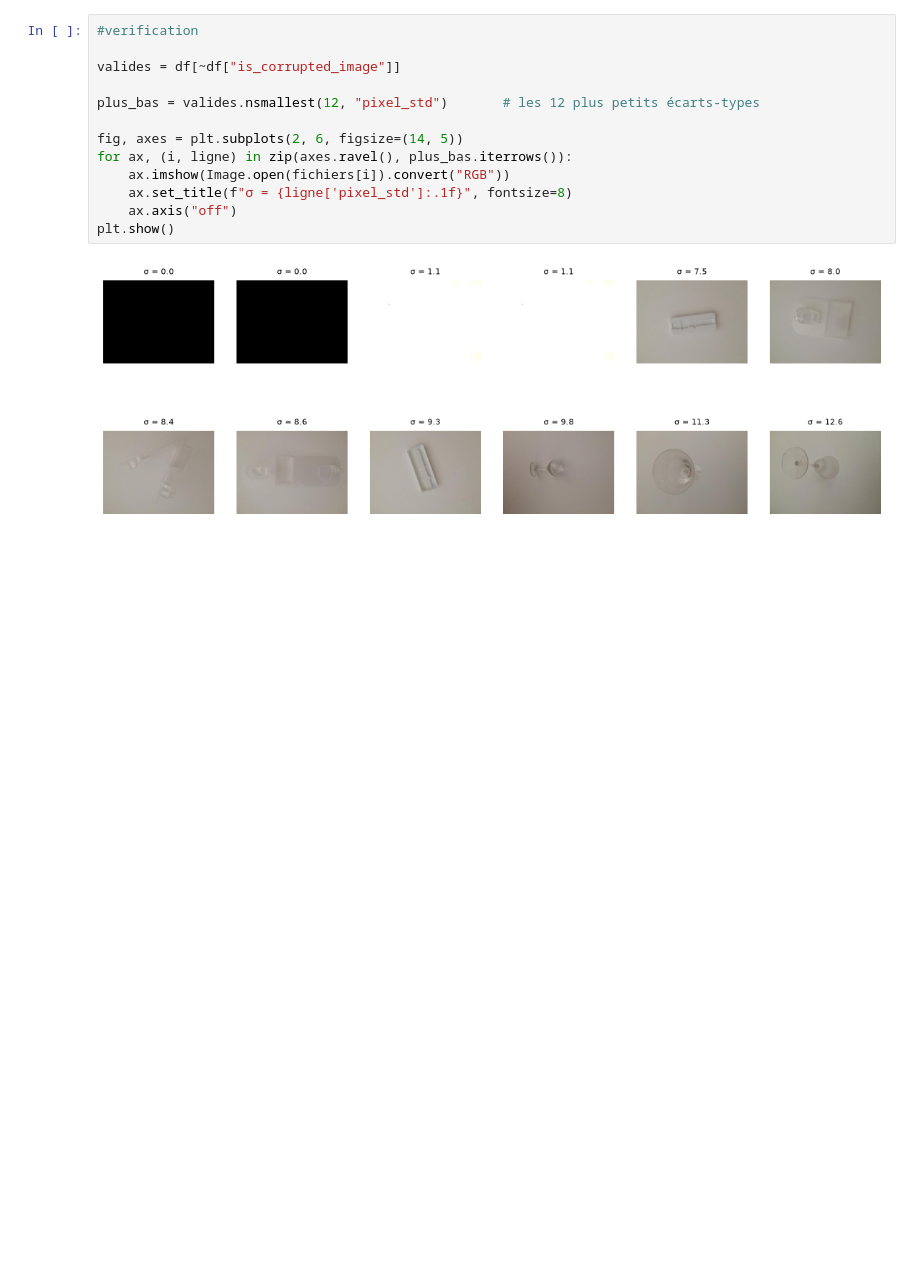
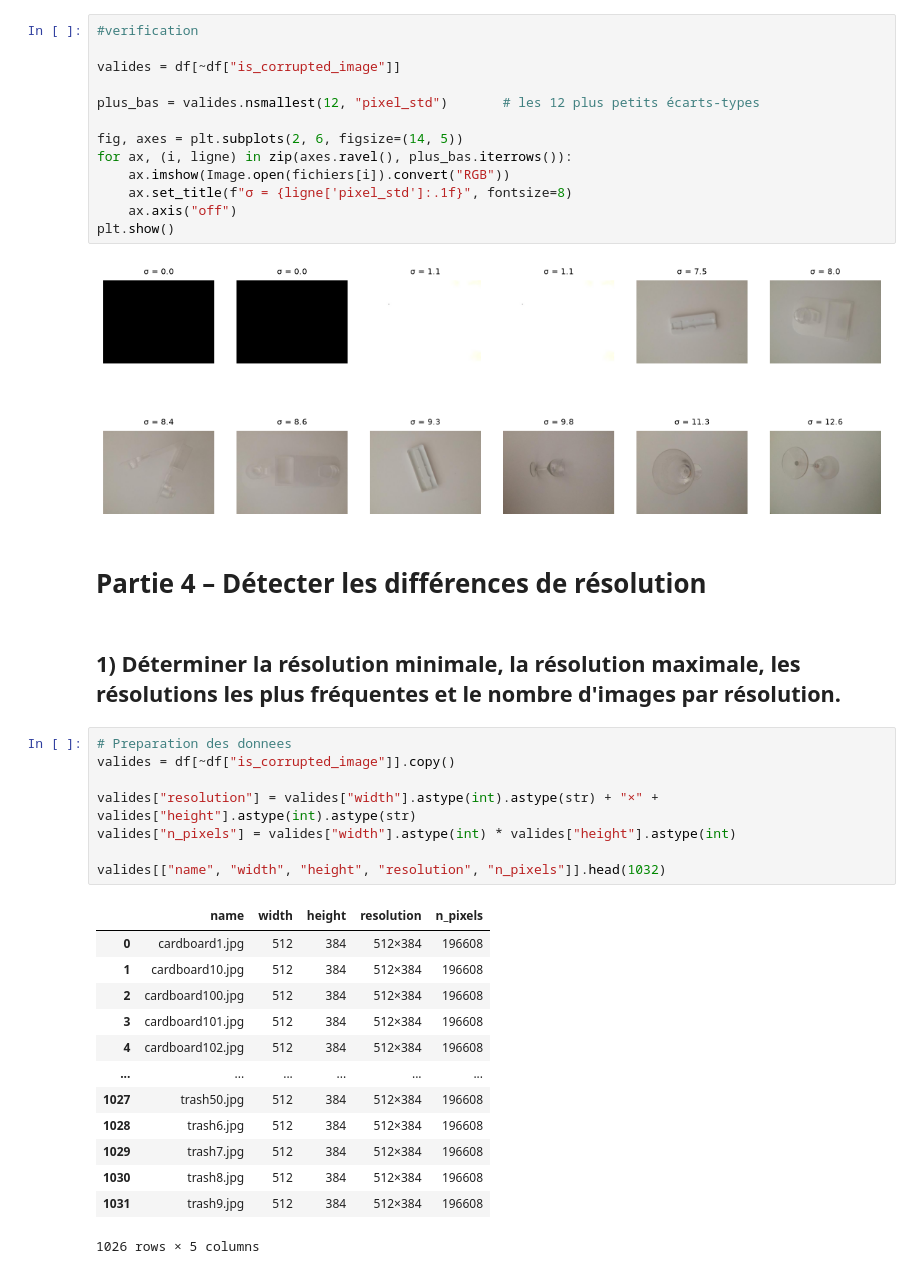
Before and after one commit to Damstat/atelier_prepa_donnees_images, a Jupyter notebook: notebooks/atelier_prepa_donnees_images.ipynb, the cells around one changed output. Cells and saved outputs as stored; diff of their text form; blank space fills up the shorter version.

Commit message:
P4.1: Analyse des resolutions des images

```diff
--- a/notebooks/atelier_prepa_donnees_images.ipynb
+++ b/notebooks/atelier_prepa_donnees_images.ipynb
@@ -239,3 +239,29 @@ for ax, (i, ligne) in zip(axes.ravel(), plus_bas.iterrows()):
 plt.show()
 # %% [output]
 [figure]
+# %% [markdown]
+# Partie 4 – Détecter les différences de résolution
+# %% [markdown]
+## 1) Déterminer la résolution minimale, la résolution maximale, les résolutions les plus fréquentes et le nombre d'images par résolution.
+# %%
+# Preparation des donnees
+valides = df[~df["is_corrupted_image"]].copy()
+
+valides["resolution"] = valides["width"].astype(int).astype(str) + "×" + valides["height"].astype(int).astype(str)
+valides["n_pixels"] = valides["width"].astype(int) * valides["height"].astype(int)
+
+valides[["name", "width", "height", "resolution", "n_pixels"]].head(1032)
+# %% [output]
+|  | name | width | height | resolution | n_pixels |
+| 0 | cardboard1.jpg | 512 | 384 | 512×384 | 196608 |
+| 1 | cardboard10.jpg | 512 | 384 | 512×384 | 196608 |
+| 2 | cardboard100.jpg | 512 | 384 | 512×384 | 196608 |
+| 3 | cardboard101.jpg | 512 | 384 | 512×384 | 196608 |
+| 4 | cardboard102.jpg | 512 | 384 | 512×384 | 196608 |
+| ... | ... | ... | ... | ... | ... |
+| 1027 | trash50.jpg | 512 | 384 | 512×384 | 196608 |
+| 1028 | trash6.jpg | 512 | 384 | 512×384 | 196608 |
+| 1029 | trash7.jpg | 512 | 384 | 512×384 | 196608 |
+| 1030 | trash8.jpg | 512 | 384 | 512×384 | 196608 |
+| 1031 | trash9.jpg | 512 | 384 | 512×384 | 196608 |
+1026 rows × 5 columns
```
Also changed, not shown: parts of 3 cells of this notebook.
